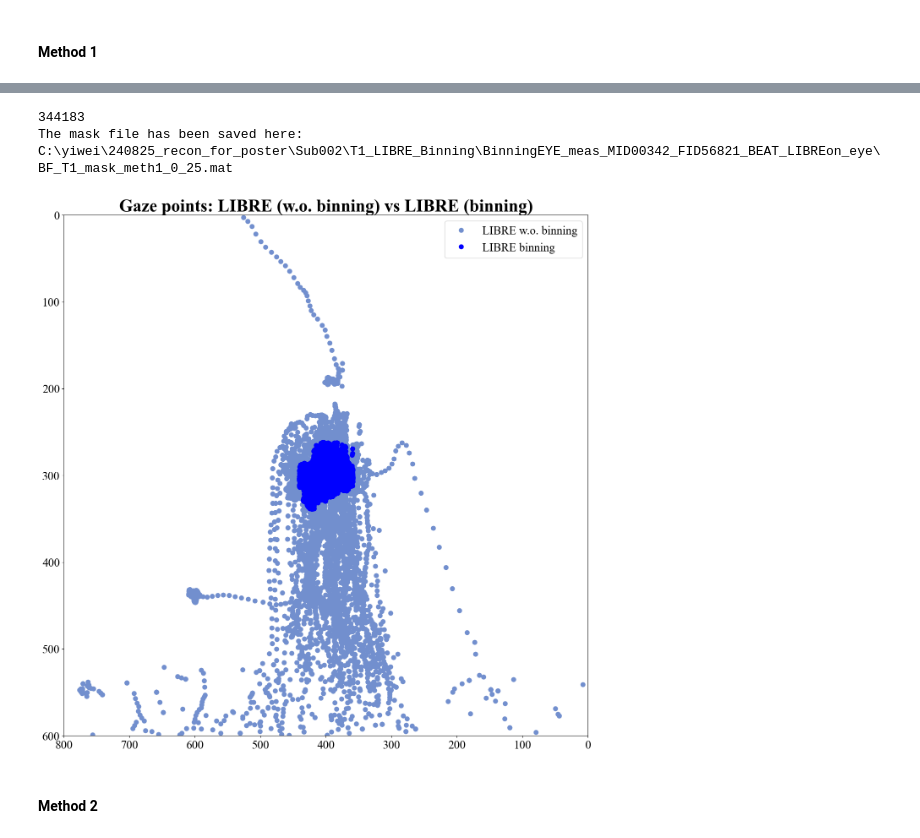
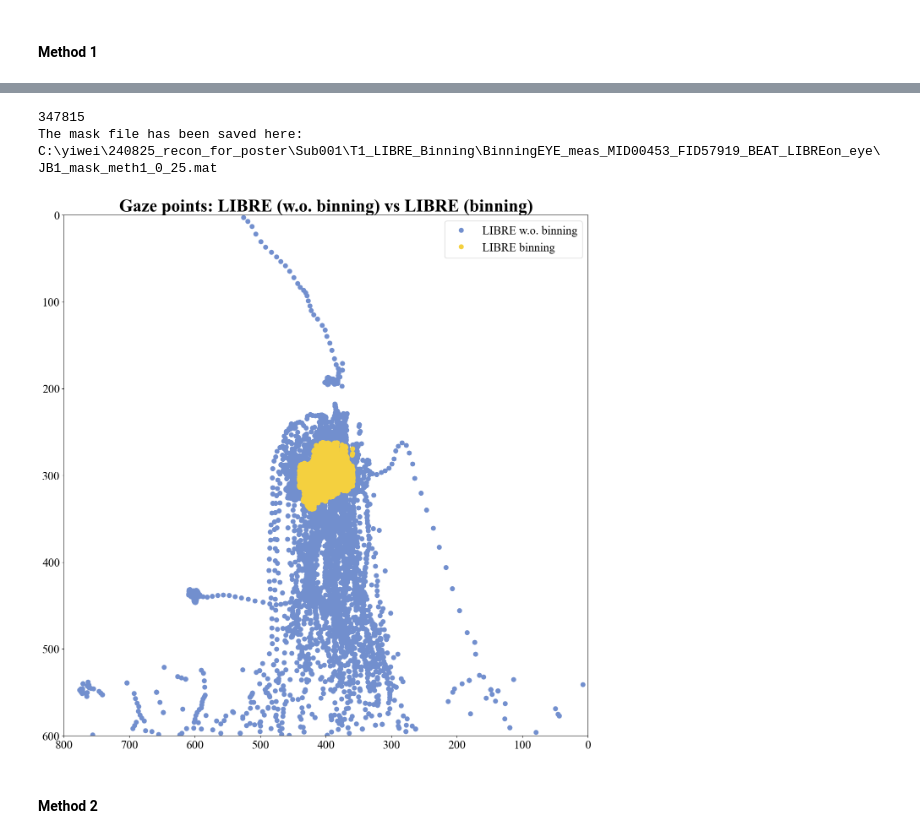
Before and after one commit to Evelyn92/hcph-sops-fork, a Jupyter notebook: code/eyetracking/3-T1T2-QA_QC of eye-tracking data.ipynb, the cells around one changed output, grey strips where cells are left out. Saved outputs shown, nothing was run; the diff lists cells and outputs as text; code cells hidden in the pictures.

Commit message:
add multiple masks

```diff
--- a/code/eyetracking/3-T1T2-QA_QC of eye-tracking data.ipynb
+++ b/code/eyetracking/3-T1T2-QA_QC of eye-tracking data.ipynb
@@ -32,5 +29,5 @@ The autoreload extension is already loaded. To reload it, use:
 # %%
-subject_idx = 2
+subject_idx = 1
 T_idx = 1
 
 if T_idx == 1:
@@ -880,6 +893,6 @@ plot_gaze_points(X_coord, Y_coord, fig_title)
 # %%
 coor_data_LIBRE_1 = copy.deepcopy(coor_data_LIBRE)
-Disp_dict_LIBRE = cal_disp(coor_data_LIBRE_1, stand_x=0.5*(1/4), stand_y=0.5*(1/4))
+Disp_dict_LIBRE = cal_disp(coor_data_LIBRE_1, stand_x=0.5*(1/3), stand_y=0.5*(1/3))
 plot_x_y_coord(Disp_dict_LIBRE, metadata, duration=None, start_sample=0, seq_name='LIBRE')
 filtered_coor_data_LIBRE, Preserve_mask = filter_XY_coord(coor_data_LIBRE_1, Disp_dict_LIBRE, 'LIBRE')
 
@@ -916,7 +929,7 @@ print(count_true)
 # Save the Preserve_mask
 import scipy.io as sio
 
-mask_name = f'{FILE_NAME}_mask_meth1_0_25.mat'
+mask_name = f'{FILE_NAME}_mask_meth1_0_33.mat'
 if subject_idx == 1:
     SAVE_PATH = Path("C:\\yiwei\\240825_recon_for_poster\\Sub001\\T1_LIBRE_Binning\\BinningEYE_meas_MID00453_FID57919_BEAT_LIBREon_eye")
 elif subject_idx == 2:
@@ -928,8 +941,8 @@ mask_file = SAVE_PATH / mask_name
 sio.savemat(mask_file, {'array': Preserve_mask})
 print(f'The mask file has been saved here: {mask_file}')
 # %% [output]
-344183
-The mask file has been saved here: C:\yiwei\240825_recon_for_poster\Sub002\T1_LIBRE_Binning\BinningEYE_meas_MID00342_FID56821_BEAT_LIBREon_eye\BF_T1_mask_meth1_0_25.mat
+347815
+The mask file has been saved here: C:\yiwei\240825_recon_for_poster\Sub001\T1_LIBRE_Binning\BinningEYE_meas_MID00453_FID57919_BEAT_LIBREon_eye\JB1_mask_meth1_0_25.mat
 # %%
 def visualization_func(fig_title):
     from matplotlib.font_manager import FontProperties
@@ -946,35 +959,35 @@ def visualization_func(fig_title):
 #     -----------------------------------------------------------------------
     coor_data_LIBRE_vis = copy.deepcopy(coor_data_LIBRE)
     X_coord = coor_data_LIBRE_raw['x_coordinate']
     Y_coord = coor_data_LIBRE_raw['y_coordinate']
 
     plt.plot(X_coord, Y_coord, '.', color='#728FCE', markersize=15, label='LIBRE w.o. binning')
 
 #     -----------------------------------------------------------------------
     X_coord = filtered_coor_data_LIBRE['x_coordinate']
     Y_coord = filtered_coor_data_LIBRE['y_coordinate']
-    plt.plot(X_coord, Y_coord, '.', color='#0000FF', markersize=15, label='LIBRE binning')
+    plt.plot(X_coord, Y_coord, '.', color='#f4d03f', markersize=15, label='LIBRE binning')
 #     ----------------------------------------------------------------------------------------------
     plt.legend(prop={'family': 'Times New Roman', 'size': 20})
 
     plt.tick_params(axis='x', labelsize=14)
     plt.tick_params(axis='y', labelsize=14)
     plt.xlim((0, 800))
     plt.ylim((0, 600))
     # Set plot title
 #     plt.title(fig_title, fontproperties=title_font)
     for label in plt.gca().get_xticklabels():
         label.set_fontproperties(axis_font)
 
     for label in plt.gca().get_yticklabels():
         label.set_fontproperties(axis_font)
     # Reverse the direction of the Y-axis
     plt.gca().invert_yaxis()
     plt.gca().invert_xaxis()
 
 visualization_func(fig_title='Gaze points: LIBRE (w.o. binning) vs LIBRE (binning)')
 # %% [output]
-[figure, old version]
+[figure, new version]
 # %% [markdown]
 #### Method 2
 # %%
```
Also changed, not shown: parts of 14 cells of this notebook, 3 other files.
